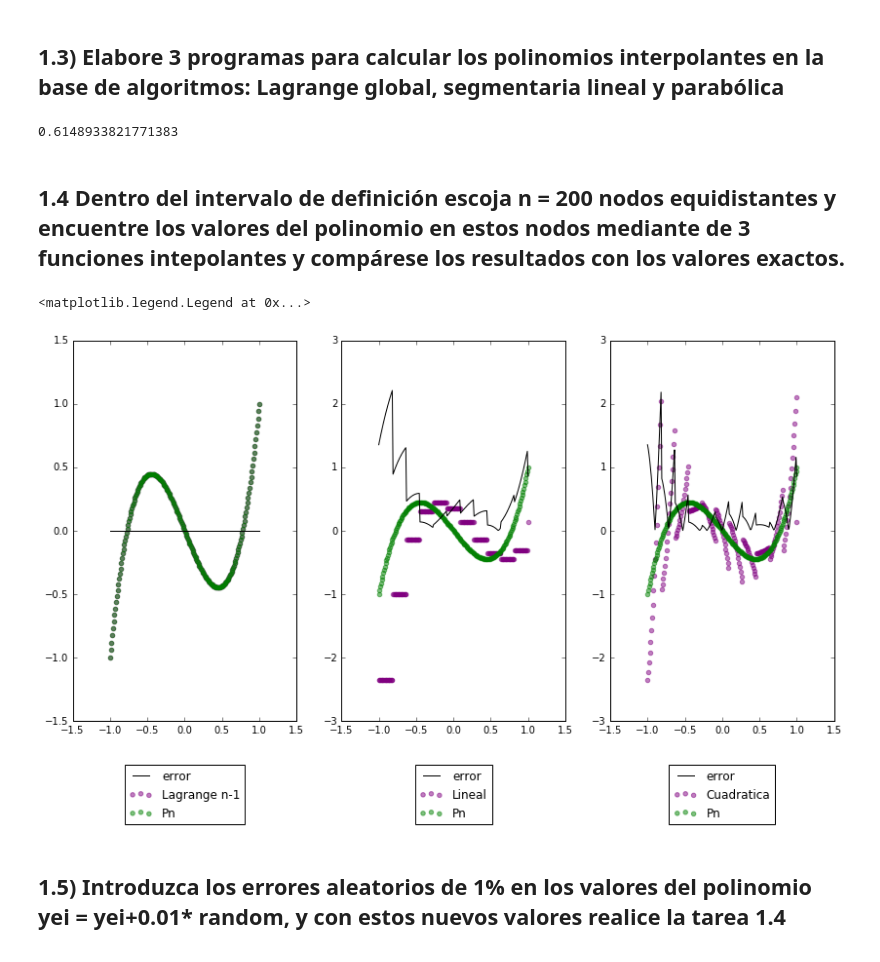
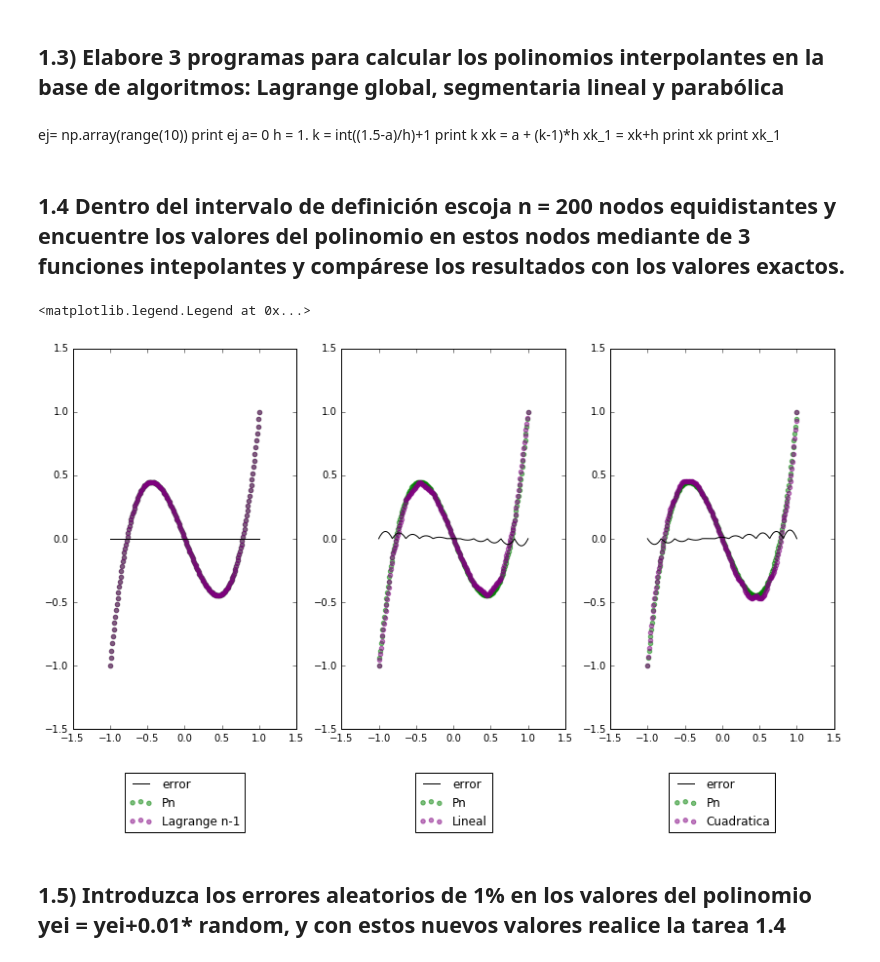
Before and after one commit to wandarinca/Modelado_Matematico_2, a Jupyter notebook: Trabajo 1.ipynb, the cells around one changed output. Saved outputs shown, nothing was run; the diff lists cells and outputs as text; code cells hidden in the pictures.

```diff
--- a/Trabajo 1.ipynb
+++ b/Trabajo 1.ipynb
@@ -125,10 +126,6 @@ def lagrange(n,xl,yl):
         polinomio = polinomio +lagranges*yl[i]
 
     return polinomio, polinomios
-# %%
-np.random.rand()
-# %% [output]
-0.6148933821771383
 # %%
 def segm_lineal(n,a,h,punto,pn,noise = None):
     """Guarda los polinomios, devuelve estimacion en x
@@ -139,21 +136,32 @@ def segm_lineal(n,a,h,punto,pn,noise = None):
     noise= ruido random
     """
     #Encontrar segmento donde esta el punto x que queremos estimar
-    k = int((punto-a)/h)
+    k = int((punto-a)/h)+1
     #print "K: ",k
     xk = a + (k-1)*h
     xk_1 = xk+h
     yk = pn(xk)
-    yk_1 = pn(xk)
+    yk_1 = pn(xk_1)
 
     if noise is not None:
         yk += np.random.rand()*noise
         yk_1 += np.random.rand()*noise
 
-    polinomio = yk +(yk_1 - yk)*(symbols('x')-xk)/h
-    estimacion = yk +(yk_1 - yk)*(punto-xk)/h
+    polinomio = yk +((yk_1 - yk)/(xk_1-xk))*(symbols('x')-xk)
+    estimacion = polinomio.evalf(subs={x:punto})
 
     return polinomio, estimacion
+# %% [markdown]
+ej= np.array(range(10))
+print ej
+a= 0
+h = 1.
+k = int((1.5-a)/h)+1
+print k
+xk = a + (k-1)*h
+xk_1 = xk+h
+print xk
+print xk_1
 # %%
 def segm_cuad(n,a,h,punto,pn,noise = None):
     """Guarda los polinomios, devuelve estimacion en x
@@ -163,23 +171,22 @@ def segm_cuad(n,a,h,punto,pn,noise = None):
     yl = valor de los puntos evaluados en la funcion
     """
     #Encontrar segmento donde esta el punto x
-    k = int((punto-a)/h)
+    k = int((punto-a)/h)+1
     #print "K: ",k
     xk = a + (k-1)*h
     xk_1 = xk+h
     xk_2 = xk + 2*h
     yk = pn(xk)
-    yk_1 = pn(xk)
+    yk_1 = pn(xk_1)
     yk_2 = pn(xk_2)
 
     if noise is not None:
         yk += np.random.rand()*noise
         yk_1 += np.random.rand()*noise
         yk_2 += np.random.rand()*noise
-
-    polinomio = yk + (yk_1 - yk)*((symbols('x')-xk)/h ) + (yk_2-2*yk_1+yk)*(symbols('x')-xk)*(symbols('x')-xk_1)/h**2
-
-    estimacion = yk +(yk_1 - yk)*((punto-xk)/h ) +(yk_2-2*yk_1+yk)*(punto-xk)*(punto-xk_1)/h**2
+    x = symbols('x')
+    polinomio = yk + (yk_1 - yk)*((x-xk)/h ) + (yk_2-2*yk_1+yk)*(x-xk)*(x-xk_1)/h**2
+    estimacion = polinomio.evalf(subs={x:punto})
 
     return polinomio, estimacion
 # %% [markdown]
@@ -200,40 +207,41 @@ h = (b - a)/n # n = 11 da mayor error estimando en 200 puntos! Cambiar por un n
 ylineal = []
 for punto in x200:
     polinomio, estimacion = segm_lineal(n,a,h,punto,f)
+    #print simplify(polinomio)
     ylineal.append(estimacion)
 ylineal = np.array(ylineal)
 
 #Segm cuadr
 a, b = -1., 1.
 h = (b - a)/n # n = 11 da mayor error estimando en 200 puntos! Cambiar por un n más pequeño mejora mucho
 ycuad = []
 for punto in x200:
     polinomio, estimacion = segm_cuad(n,a,h,punto,f)
     ycuad.append(estimacion)
 ycuad = np.array(ycuad)
 
 ####################################################
 plt.figure(figsize=(14,7))
 plt.subplot(1,3,1)
+plt.scatter(x200,yreal, color = "green", label= "Pn",alpha=.5)
 plt.scatter(x200,ylagrange, color = "purple", label= "Lagrange n-1",alpha=.5)
-plt.scatter(x200,yreal, color = "green", label= "Pn",alpha=.5)
-plt.plot(x200,np.abs(yreal-ylagrange), color = "black", label = "error")
+plt.plot(x200,(yreal-ylagrange), color = "black", label = "error")
 plt.legend(loc='upper center', bbox_to_anchor=(0.5, -0.1))
 
 plt.subplot(1,3,2)
+plt.scatter(x200,yreal, color = "green", label= "Pn",alpha=.5)
 plt.scatter(x200,ylineal, color = "purple", label= "Lineal",alpha=.5)
-plt.scatter(x200,yreal, color = "green", label= "Pn",alpha=.5)
-plt.plot(x200,np.abs(yreal-ylineal) , color = "black", label = "error")
+plt.plot(x200,(yreal-ylineal) , color = "black", label = "error")
 plt.legend(loc='upper center', bbox_to_anchor=(0.5, -0.1))
 
 plt.subplot(1,3,3)
+plt.scatter(x200,yreal, color = "green", label= "Pn",alpha=.5)
 plt.scatter(x200,ycuad, color = "purple", label= "Cuadratica",alpha=.5)
-plt.scatter(x200,yreal, color = "green", label= "Pn",alpha=.5)
-plt.plot(x200,np.abs( yreal-ycuad), color = "black", label = "error")
+plt.plot(x200,( yreal-ycuad), color = "black", label = "error")
 plt.legend(loc='upper center', bbox_to_anchor=(0.5, -0.1))
 # %% [output]
 <matplotlib.legend.Legend at 0x...>
-[figure, old version]
+[figure, new version]
 # %% [markdown]
 ## 1.5) Introduzca los errores aleatorios de 1% en los valores del polinomio yei = yei+0.01* random, y con estos nuevos valores realice la tarea 1.4
 # %%
```
Also changed, not shown: parts of 11 cells of this notebook.
